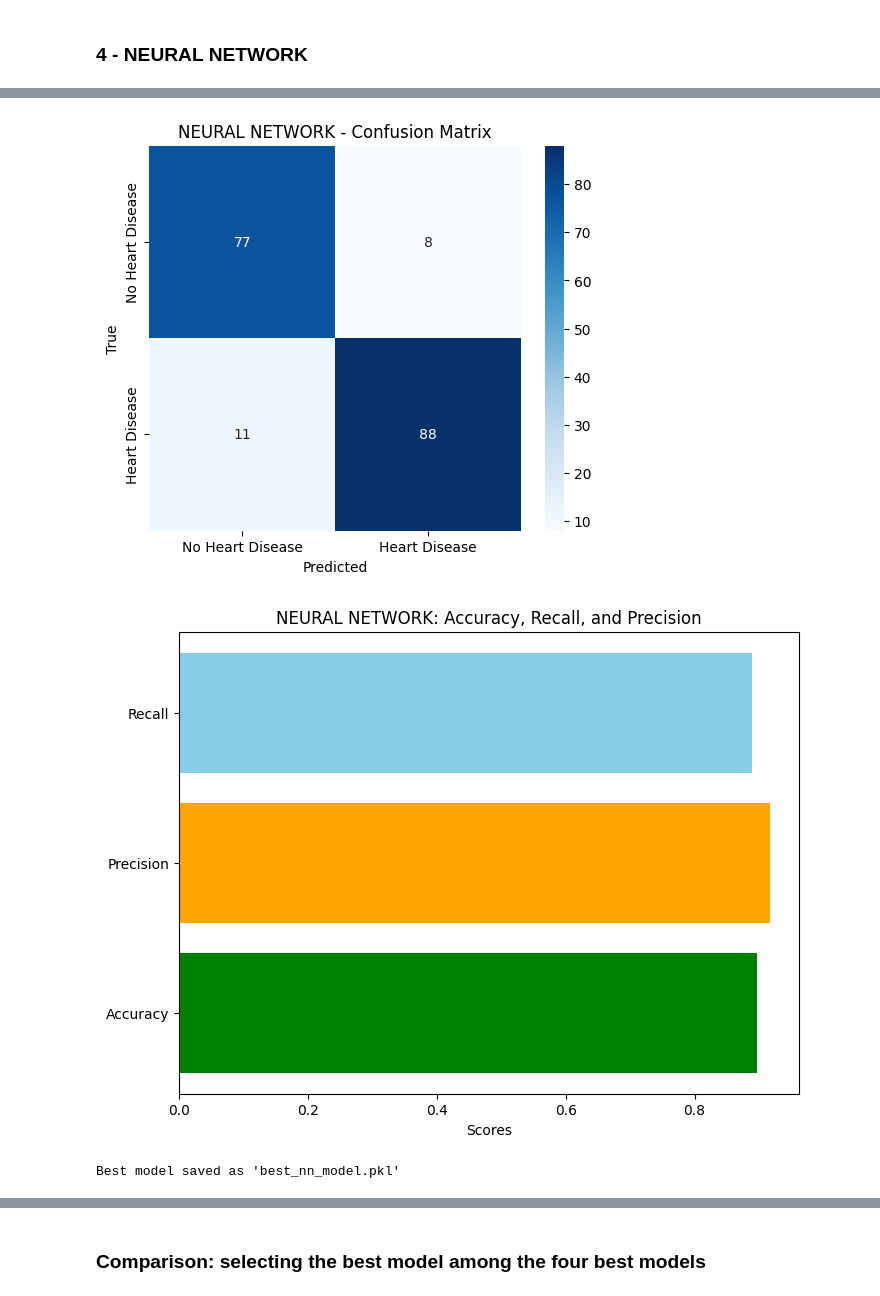
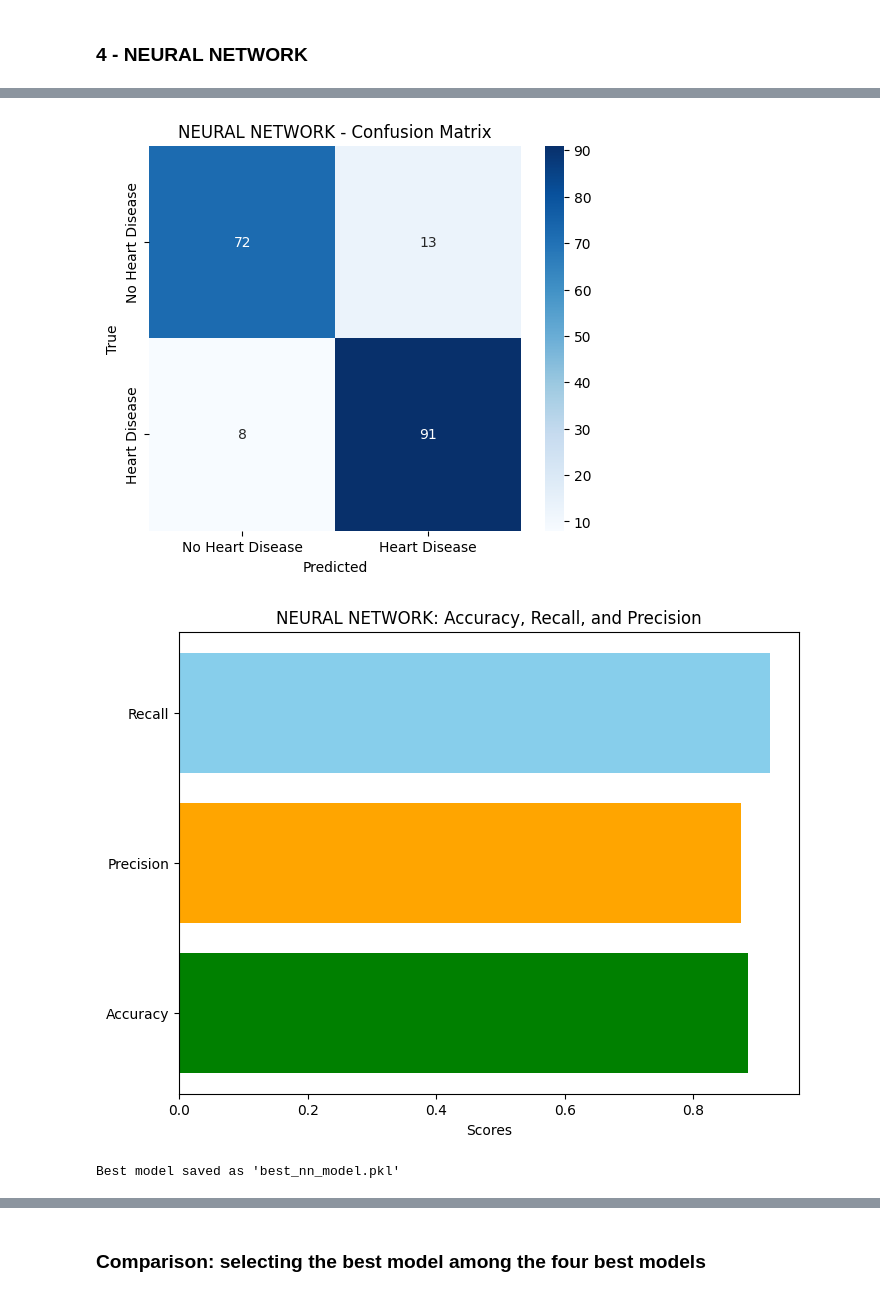
Before and after one commit to khirmas67/Prediction_Of_Heart_Failure, a Jupyter notebook: experiments/all_models_and_comaparison_1.ipynb, the cells around one changed output, grey strips where cells are left out. Cells and saved outputs as stored; diff of their text form; code cells hidden in the pictures.

```diff
--- a/experiments/all_models_and_comaparison_1.ipynb
+++ b/experiments/all_models_and_comaparison_1.ipynb
@@ -83,8 +83,8 @@ pipeline = Pipeline(steps=[("preprocessor", preprocessor), ("classifier", rf_cla
 param_grid = {
     'classifier__n_estimators': [50, 100, 200],  # Number of trees
     'classifier__max_depth': [3],  # Maximum depth of trees
-    'classifier__min_samples_split': [2, 5, 10, 20],  # Minimum samples required to split a node
-    'classifier__min_samples_leaf': [1, 2, 4, 8],    # Minimum samples required at leaf node
+    'classifier__min_samples_split': [20],  # Minimum samples required to split a node
+    'classifier__min_samples_leaf': [20],    # Minimum samples required at leaf node
 }
 
 # Grid search for best parameters
@@ -198,7 +198,7 @@ pipeline = Pipeline(steps=[("preprocessor", preprocessor), ("classifier", logreg
 
 # Define parameter grid for Logistic Regression
 param_grid = {
-    'classifier__C': np.logspace(-4, 4, 20),  # Regularization strength (inverse of C)
+    'classifier__C': np.logspace(-4, 4, 40),  # Regularization strength (inverse of C)
     'classifier__penalty': ['l2'],  # Regularization type
     'classifier__solver': ['liblinear', 'saga'],  # Solvers for optimization
 }
@@ -387,15 +405,11 @@ Best model saved as 'best_knn_model.pkl'
 # %%
 import warnings
 import tensorflow as tf
-from tensorflow.keras.models import load_model
-warnings.filterwarnings('ignore')
-
+import os
 from tensorflow.keras.callbacks import EarlyStopping, ModelCheckpoint
 
 
-
-import os
-import tensorflow as tf
+warnings.filterwarnings('ignore')
 
 # Suppress TensorFlow logging
 os.environ['TF_CPP_MIN_LOG_LEVEL'] = '2'  # Suppress INFO and WARNING messages (shows only ERRORs)
@@ -410,10 +424,10 @@ X_train_transformed = preprocessor.fit_transform(X_train)
 input_dim = X_train_transformed.shape[1]  # Number of features after preprocessing
 
 # Function to create the Sequential model
-def create_nn_model(hidden_layer_sizes=(64, 128, 256)):
+def create_nn_model(hidden_layer_sizes=(64, 128)):
     model = Sequential()
     # Add input layer (with number of features as input_dim)
-    model.add(Dense(128, input_dim=input_dim, activation='relu'))  # First hidden layer
+    model.add(Dense(64, input_dim=input_dim, activation='relu'))  # First hidden layer
     for units in hidden_layer_sizes:
         model.add(Dense(units, activation='relu'))  # Additional hidden layers
     model.add(Dense(1, activation='sigmoid'))  # Output layer (binary classification)
@@ -455,7 +469,7 @@ pipeline = Pipeline(steps=[("preprocessor", preprocessor), ("classifier", nn_cla
 # Define parameter grid for Neural Network
 param_grid = {
     'classifier__epochs': [50, 100, 200],  # Number of epochs for training
-    'classifier__batch_size': [16, 32, 64],  # Batch sizes
+    'classifier__batch_size': [32],  # Batch sizes
 }
 
 # Grid search for best parameters
@@ -471,9 +485,9 @@ print(grid_search.best_params_)
 # Best model based on grid search
 best_nn_model = grid_search.best_estimator_
 
-
 # Extract the Keras model from the pipeline
 keras_model = best_nn_model.named_steps["classifier"].model_
+
 
 if keras_model is None:
     raise ValueError("The Keras model could not be extracted. Ensure the classifier is properly fitted.")
@@ -558,4 +572,4 @@ AUC Score_train: 0.9611
-[figure, old version]
+[figure, new version]
-[figure, old version]
+[figure, new version]
 Best model saved as 'best_nn_model.pkl'
 # %%
```
Also changed, not shown: parts of 8 cells of this notebook, 11 other files.
